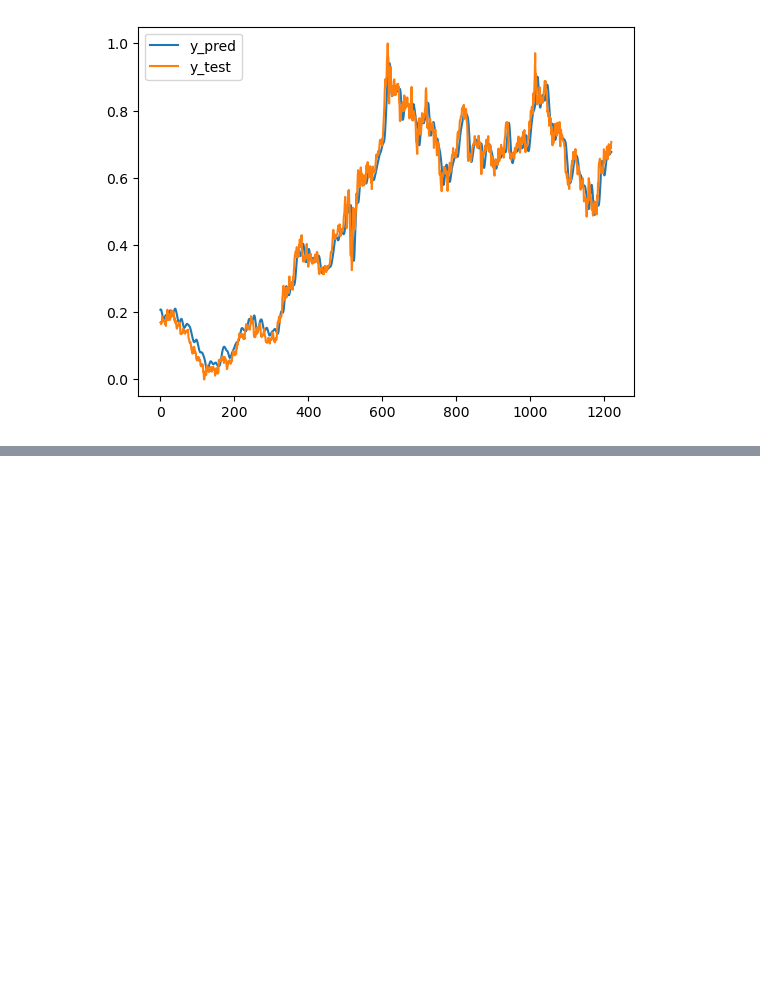
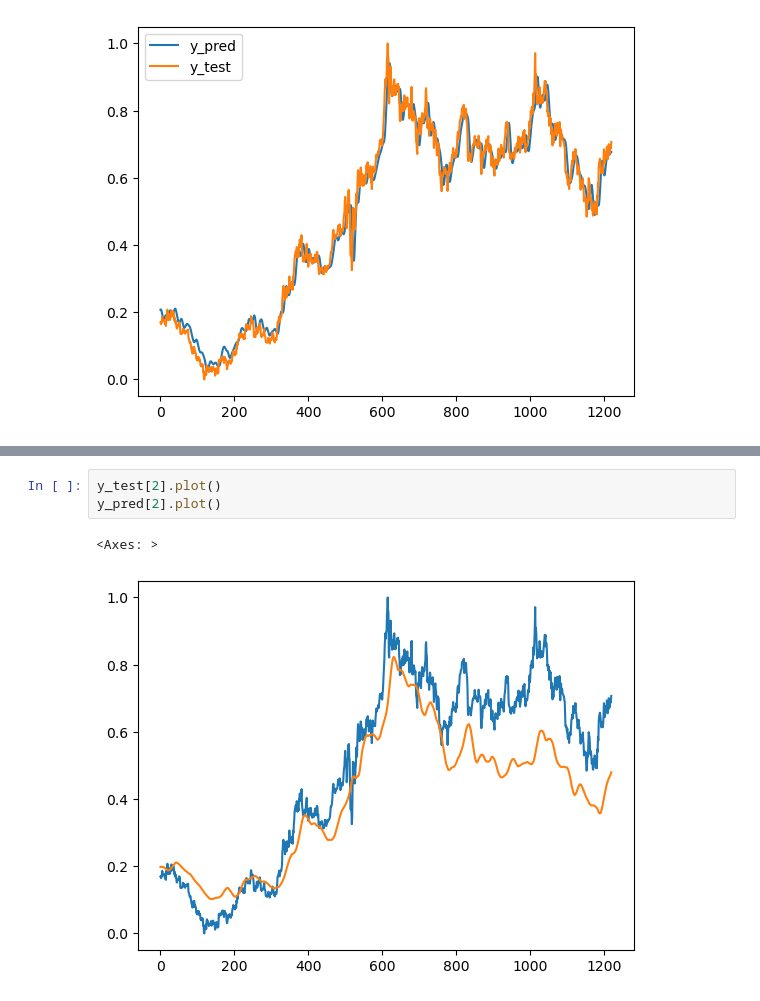
Before and after one commit to 3v-mb/Mini-projects-in-Financial-Engineering, a Jupyter notebook: LSTM and Multi-Output Regression for Stock Prediction.ipynb, the cells around one changed output, grey strips where cells are left out. Saved outputs shown, nothing was run; the diff lists cells and outputs as text; blank space fills up the shorter version.

```diff
--- a/LSTM and Multi-Output Regression for Stock Prediction.ipynb
+++ b/LSTM and Multi-Output Regression for Stock Prediction.ipynb
@@ -659,0 +826,6 @@ df.plot()
+# %%
+y_test[2].plot()
+y_pred[2].plot()
+# %% [output]
+<Axes: >
+[figure, added]
```
Also changed, not shown: parts of 17 cells of this notebook.
